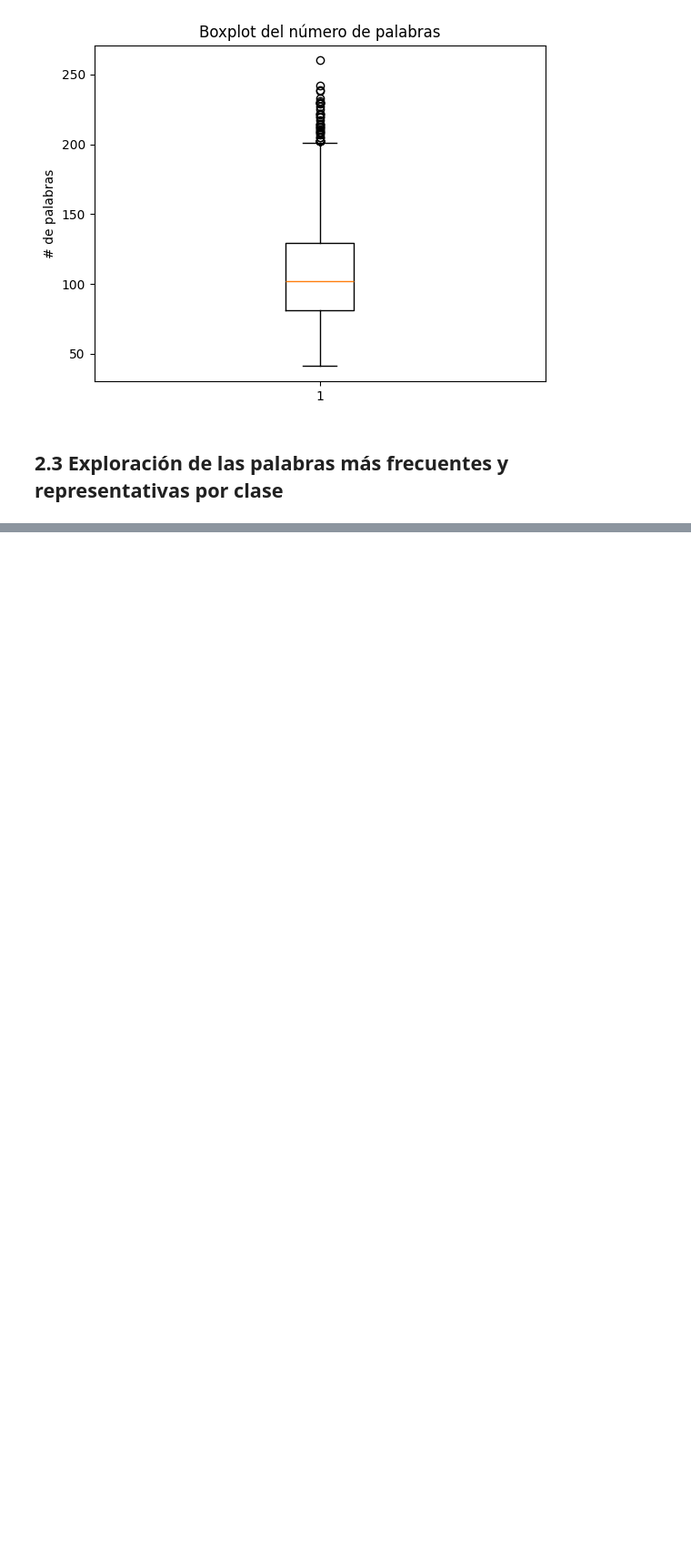
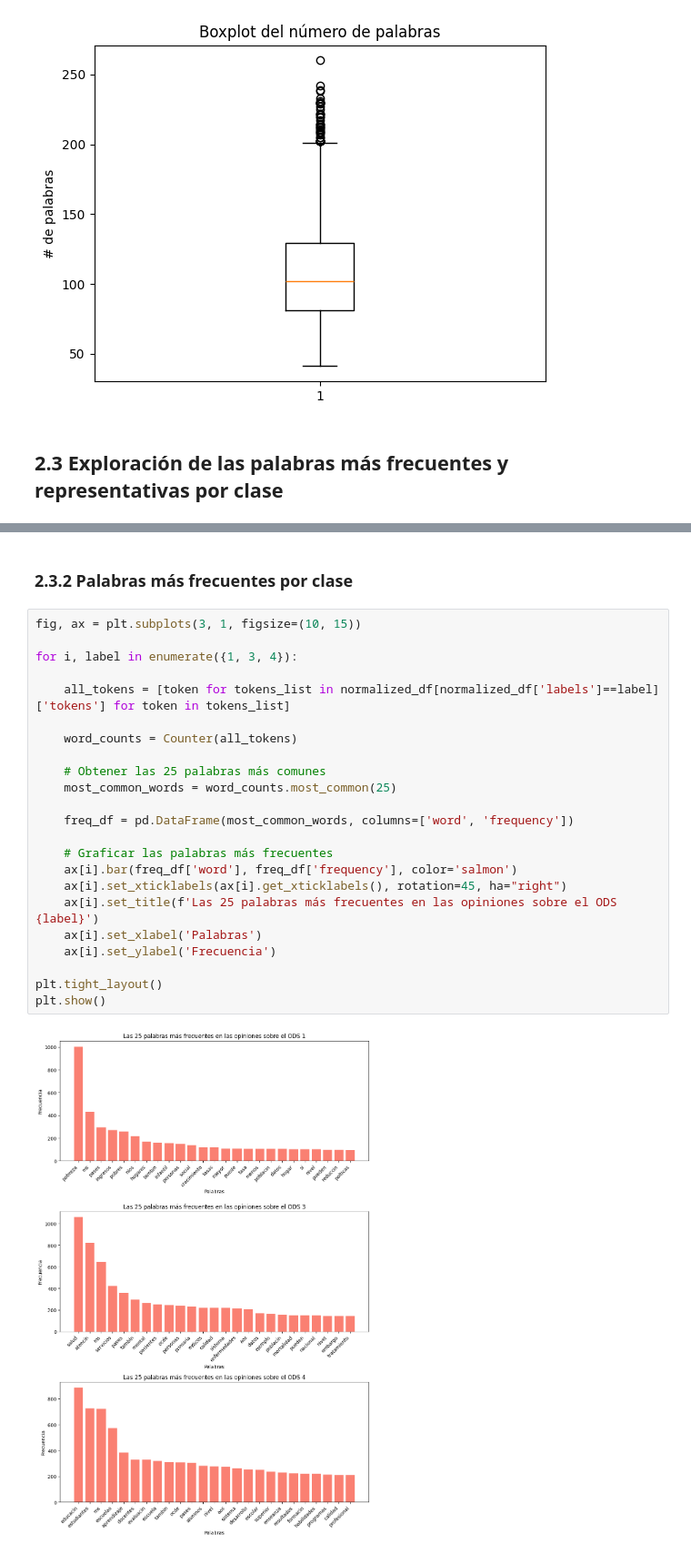
Before and after one commit to BILabsAndProjects/Proyecto1, a Jupyter notebook: exploracion_datos.ipynb, the cells around one changed output, grey strips where cells are left out. Shown at 91% size. Saved outputs shown, nothing was run; the diff lists cells and outputs as text; blank space fills up the shorter version.

```diff
--- a/exploracion_datos.ipynb
+++ b/exploracion_datos.ipynb
@@ -290,0 +332,27 @@ plt.show()
+# %% [markdown]
+### 2.3.2 Palabras más frecuentes por clase
+# %%
+fig, ax = plt.subplots(3, 1, figsize=(10, 15))
+
+for i, label in enumerate({1, 3, 4}):
+
+    all_tokens = [token for tokens_list in normalized_df[normalized_df['labels']==label]['tokens'] for token in tokens_list]
+
+    word_counts = Counter(all_tokens)
+
+    # Obtener las 25 palabras más comunes
+    most_common_words = word_counts.most_common(25)
+
+    freq_df = pd.DataFrame(most_common_words, columns=['word', 'frequency'])
+
+    # Graficar las palabras más frecuentes
+    ax[i].bar(freq_df['word'], freq_df['frequency'], color='salmon')
+    ax[i].set_xticklabels(ax[i].get_xticklabels(), rotation=45, ha="right")
+    ax[i].set_title(f'Las 25 palabras más frecuentes en las opiniones sobre el ODS {label}')
+    ax[i].set_xlabel('Palabras')
+    ax[i].set_ylabel('Frecuencia')
+
+plt.tight_layout()
+plt.show()
+# %% [output]
+[figure, added]
```
Also changed, not shown: parts of 9 cells of this notebook.
